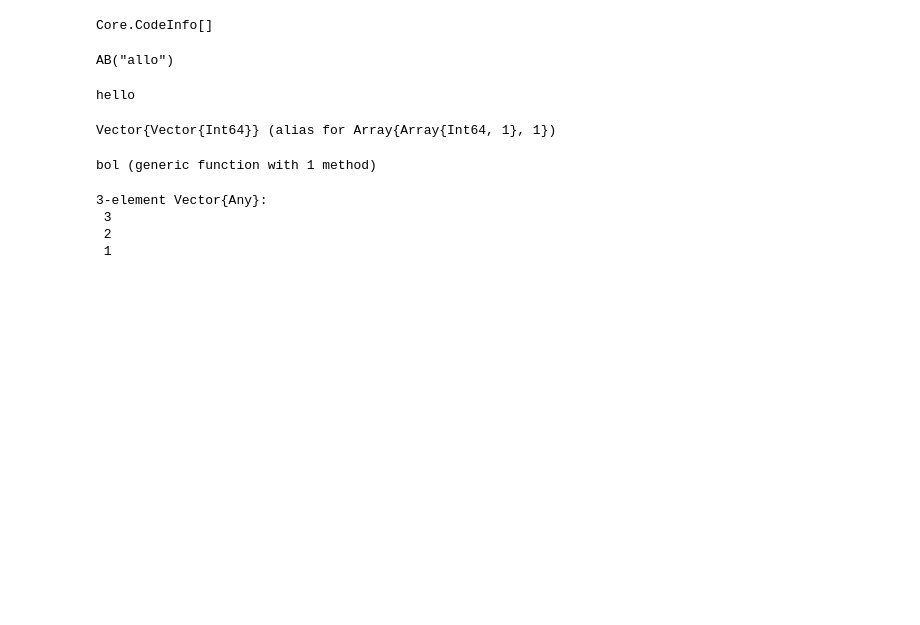
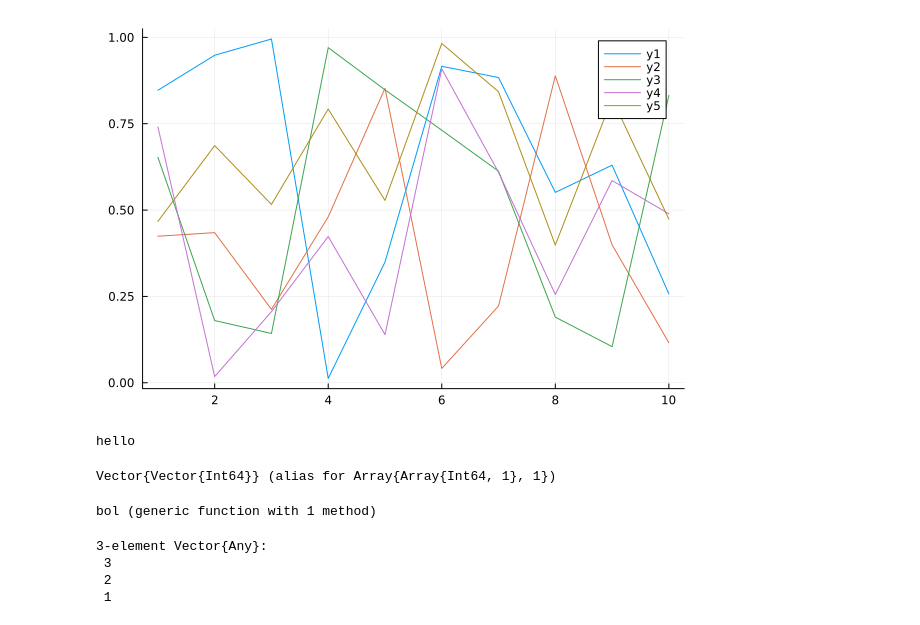
Before and after one commit to TheNicanova/InvariantStopping, a Jupyter notebook: notebooks/1.ipynb, the cells around one changed output. Cells and saved outputs as stored; diff of their text form; code cells hidden in the pictures; blank space fills up the shorter version.

Commit message:
Add visualization of 2D paths

```diff
--- a/notebooks/1.ipynb
+++ b/notebooks/1.ipynb
@@ -1,4 +0,0 @@
-# %%
-code_lowered("3+4")
-# %% [output]
-Core.CodeInfo[]
@@ -6,7 +4,3 @@ Core.CodeInfo[]
 struct AB
   foo::Union{<:Integer, String}
 end
-# %%
-AB("allo")
-# %% [output]
-AB("allo")
@@ -13,3 +9,7 @@ AB("allo")
+# %%
+plot(rand(10,5))
+# %% [output]
+[figure, added]
 # %%
 for i in a:
 
```
Also changed, not shown: parts of 2 cells of this notebook, 9 other files.
